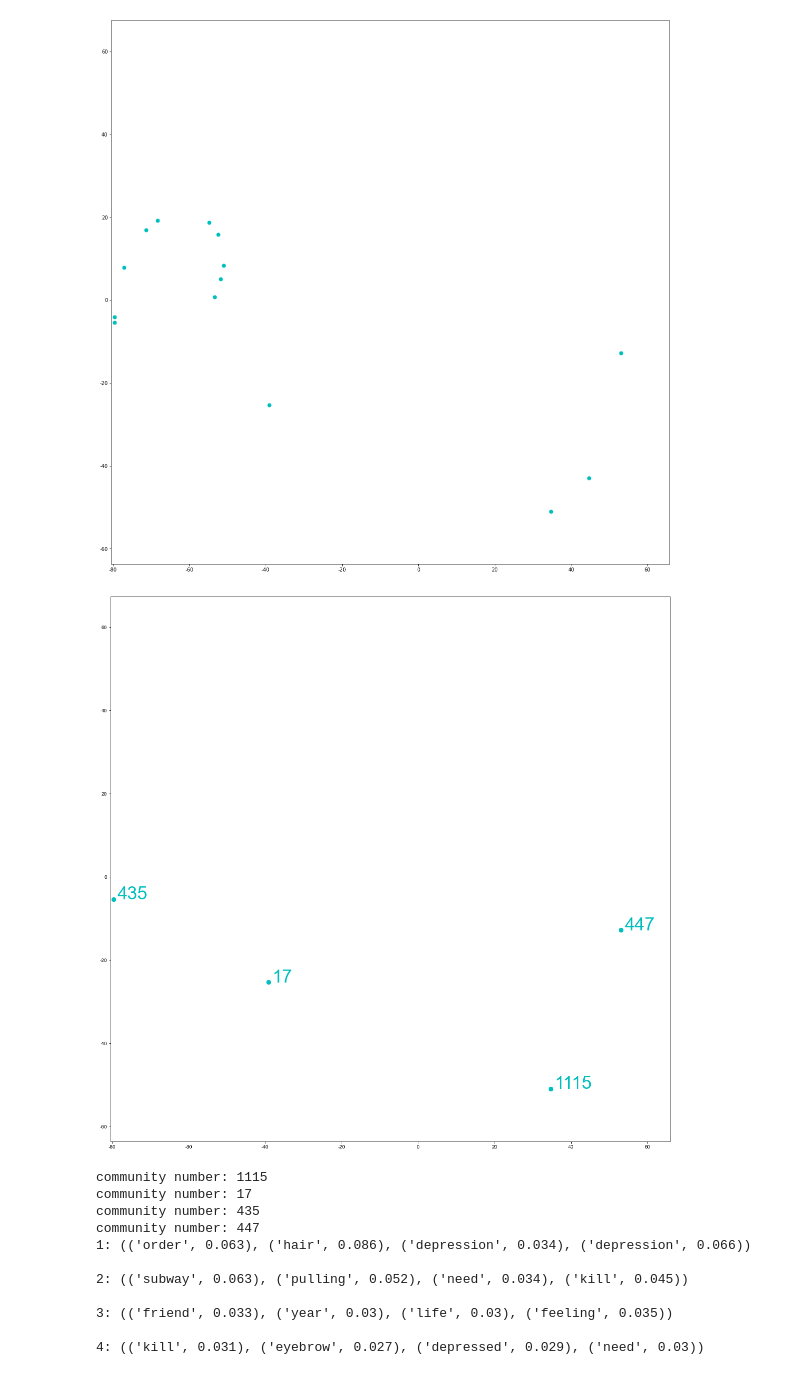
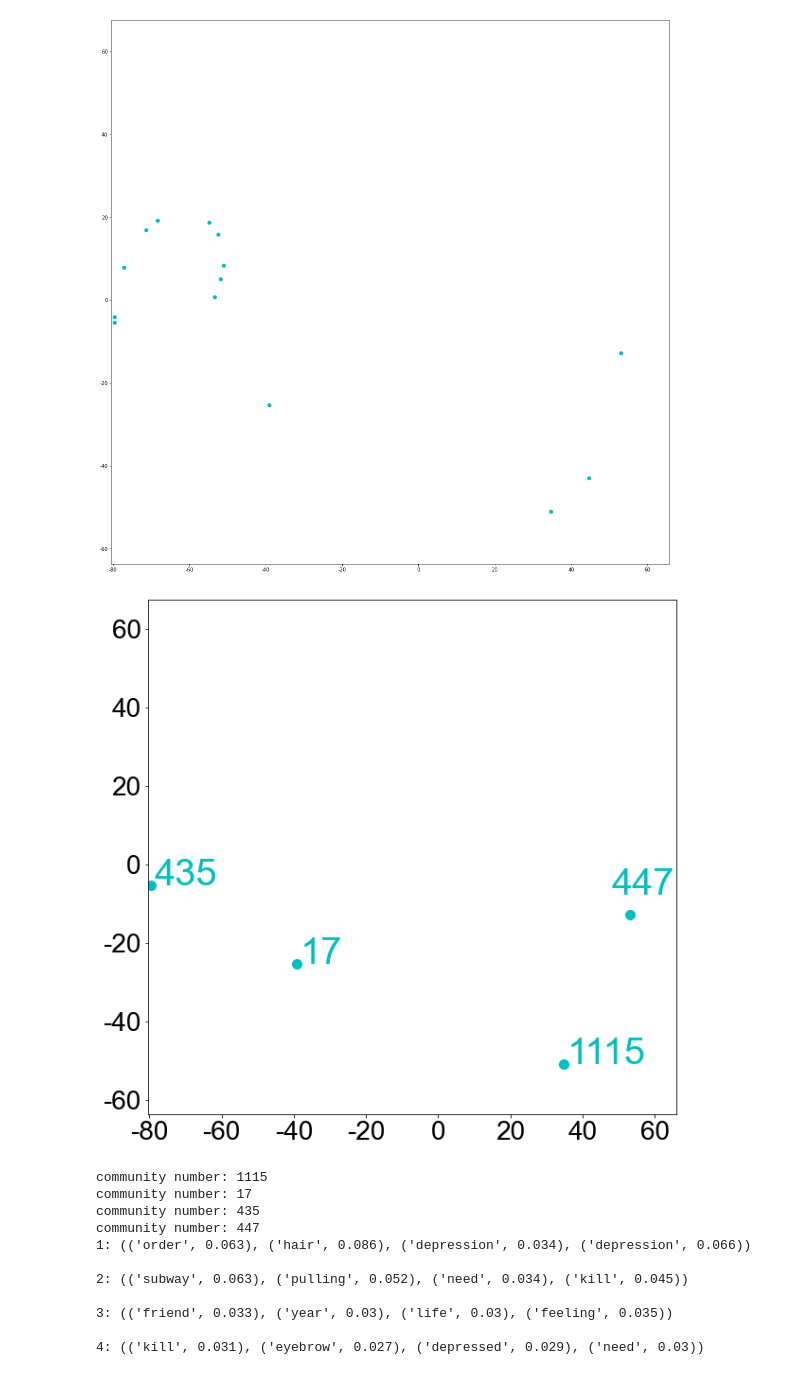
Before and after one commit to tr0up2r/plotting-and-graph-analysis, a Jupyter notebook: tsne/word2vec_union_weight.ipynb, the cells around one changed output. Cells and saved outputs as stored; diff of their text form; code cells hidden in the pictures.

```diff
--- a/tsne/word2vec_union_weight.ipynb
+++ b/tsne/word2vec_union_weight.ipynb
@@ -64,6 +64,7 @@ all_weights = sum(all_weights, [])
 # %%
 mean_vector_list = []
 topics_num = []
+communities = []
 
 # print(all_tw)
 
@@ -74,6 +75,7 @@ for filename in sorted_filenames_tws:
         reader = csv.reader(f)
         tws = list(reader)
         topics_num.append(len(tws))
+        communities.append(filename.split('_')[1])
 
         tws = sum(tws, [])
         # print(tws)
@@ -236,7 +563,10 @@ plt.show()
 # %%
-plt.figure(figsize=(20,20))
+plt.figure(figsize=(10,10))
 plt.xlim(data_tsne[:,0].min(), data_tsne[:,0].max()+1)
 plt.ylim(data_tsne[:,1].min(), data_tsne[:,1].max()+1)
+plt.xticks(fontsize=28)
+plt.yticks(fontsize=28)
+
 for i in range(len(data)):
     if topics_num[i] == 3 or topics_num[i] == 1:
         continue
@@ -251,7 +581,9 @@ for i in range(len(data)):
     # else:
         # color = 'g'
 
-    size = 25
+    size = 200
     plt.scatter(data_tsne[i,0], data_tsne[i,1], c=color, s=size)
-plt.show()
+
+filename = "tsne_all_more_than_3_topics.eps"
+plt.savefig(f"../tsne/eps/{filename}", bbox_inches='tight', format='eps')
 # %% [output]
@@ -274,13 +606,15 @@ plt.show()
 # %%
 communities_10 = []
 
-plt.figure(figsize=(20,20))
+plt.figure(figsize=(10,10))
 plt.xlim(data_tsne[:,0].min(), data_tsne[:,0].max()+1)
 plt.ylim(data_tsne[:,1].min(), data_tsne[:,1].max()+1)
+plt.xticks(fontsize=28)
+plt.yticks(fontsize=28)
 
 color = 'darkviolet'
 
-size = 70
+size = 100
 
 word_files = []
 weight_files = []
@@ -289,6 +623,9 @@ for i in range(len(data)):
     if topics_num[i] == 10:
         if data_tsne[i,1] < 0 or data_tsne[i,0] > -55:
             plt.scatter(data_tsne[i,0], data_tsne[i,1], c=color, s=size)
-            plt.annotate(sorted_filenames_tws[i].split('_')[1], (data_tsne[i,0]+1, data_tsne[i,1]), fontsize=36, c=color)
+            plt.annotate(sorted_filenames_tws[i].split('_')[1], (data_tsne[i,0]+1, data_tsne[i,1]), fontsize=40, c=color)
             communities_10.append([[sorted_filenames_tws[i]], [sorted_filenames_weights[i]]])
+
+filename = "tsne_topic10.eps"
+plt.savefig(f"../tsne/eps/{filename}", bbox_inches='tight', format='eps')
 # %% [output]
@@ -333,9 +670,11 @@ plt.show()
 # %%
 communities_5 = []
 
-plt.figure(figsize=(20,20))
+plt.figure(figsize=(10,10))
 plt.xlim(data_tsne[:,0].min(), data_tsne[:,0].max()+1)
 plt.ylim(data_tsne[:,1].min(), data_tsne[:,1].max()+1)
+plt.xticks(fontsize=28)
+plt.yticks(fontsize=28)
 
 color = 'r'
 
@@ -343,6 +682,9 @@ for i in range(len(data)):
     if topics_num[i] == 5:
         if data_tsne[i,1] > 15 or data_tsne[i,1] < -9 or data_tsne[i,0] > -52 or (data_tsne[i,0] > -60 and data_tsne[i,1] < 0):
             plt.scatter(data_tsne[i,0], data_tsne[i,1], c=color, s=size)
-            plt.annotate(sorted_filenames_tws[i].split('_')[1], (data_tsne[i,0]+1, data_tsne[i,1]), fontsize=36, c=color)
+            plt.annotate(sorted_filenames_tws[i].split('_')[1], (data_tsne[i,0]+1, data_tsne[i,1]), fontsize=40, c=color)
             communities_5.append([[sorted_filenames_tws[i]], [sorted_filenames_weights[i]]])
+
+filename = "tsne_topic5.eps"
+plt.savefig(f"../tsne/eps/{filename}", bbox_inches='tight', format='eps')
 # %% [output]
@@ -388,20 +730,28 @@ for i in range(len(data)):
 # %%
 communities_4 = []
 
-plt.figure(figsize=(20,20))
+plt.figure(figsize=(10,10))
 plt.xlim(data_tsne[:,0].min(), data_tsne[:,0].max()+1)
 plt.ylim(data_tsne[:,1].min(), data_tsne[:,1].max()+1)
+plt.xticks(fontsize=28)
+plt.yticks(fontsize=28)
 
 color = 'c'
 
 for i in range(len(data)):
     if topics_num[i] == 4:
         if (data_tsne[i,0] < -78 and data_tsne[i,1] < -5) or (data_tsne[i,0] < -20 and data_tsne[i,1] < -20) or data_tsne[i,1] < -48 or data_tsne[i,0] > 50:
             plt.scatter(data_tsne[i,0], data_tsne[i,1], c=color, s=size)
-            plt.annotate(sorted_filenames_tws[i].split('_')[1], (data_tsne[i,0]+1, data_tsne[i,1]), fontsize=36, c=color)
+            if data_tsne[i,0] > 40:
+                plt.annotate(sorted_filenames_tws[i].split('_')[1], (data_tsne[i,0]-5, data_tsne[i,1]+5), fontsize=40, c=color)
+            else:
+                plt.annotate(sorted_filenames_tws[i].split('_')[1], (data_tsne[i,0]+1, data_tsne[i,1]), fontsize=40, c=color)
             communities_4.append([[sorted_filenames_tws[i]], [sorted_filenames_weights[i]]])
+
+filename = "tsne_topic4.eps"
+plt.savefig(f"../tsne/eps/{filename}", bbox_inches='tight', format='eps')
 # %% [output]
-[figure, old version]
+[figure, new version]
 # %%
 idx = 1
 
```
Also changed, not shown: parts of 17 cells of this notebook, 3 other files.
